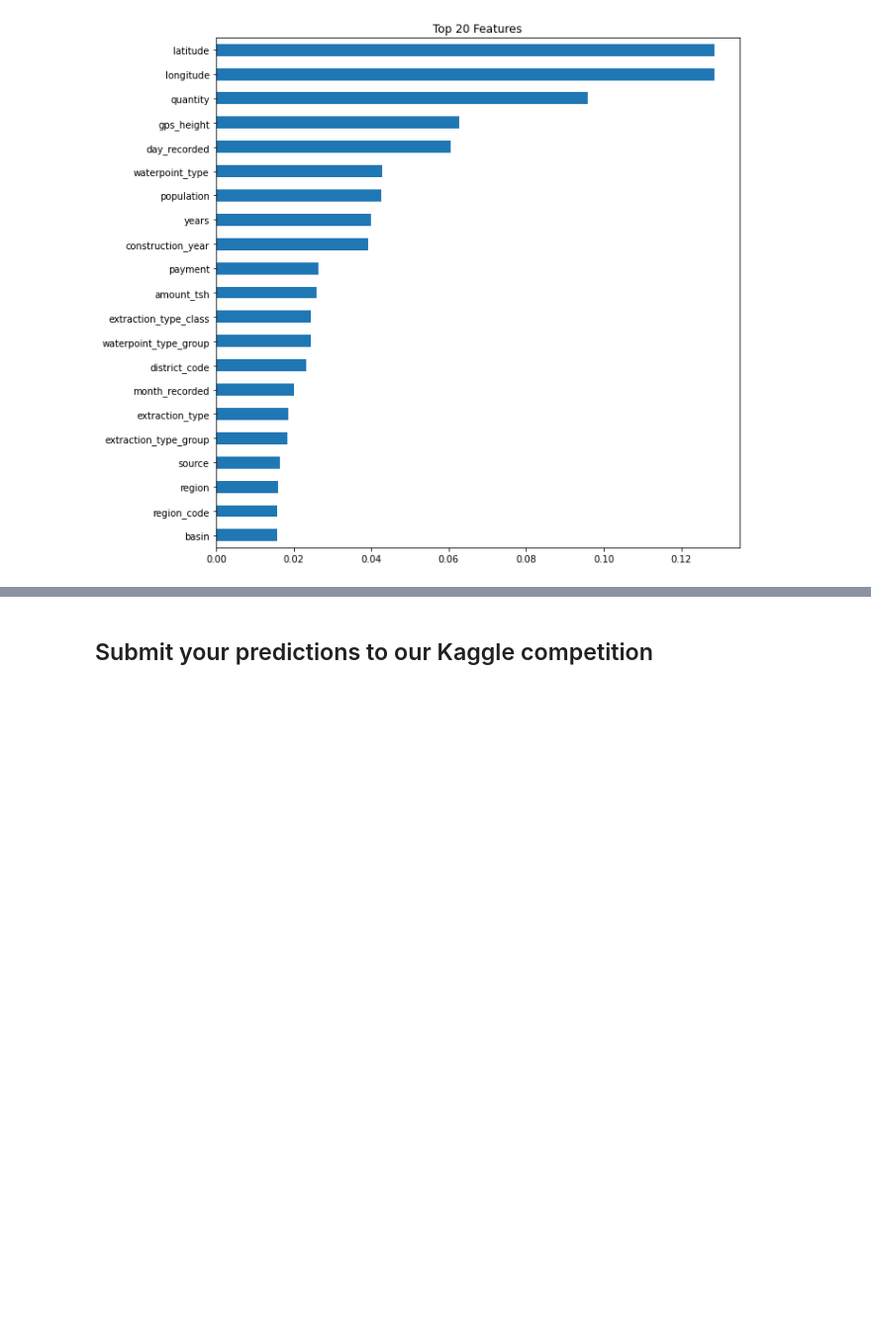
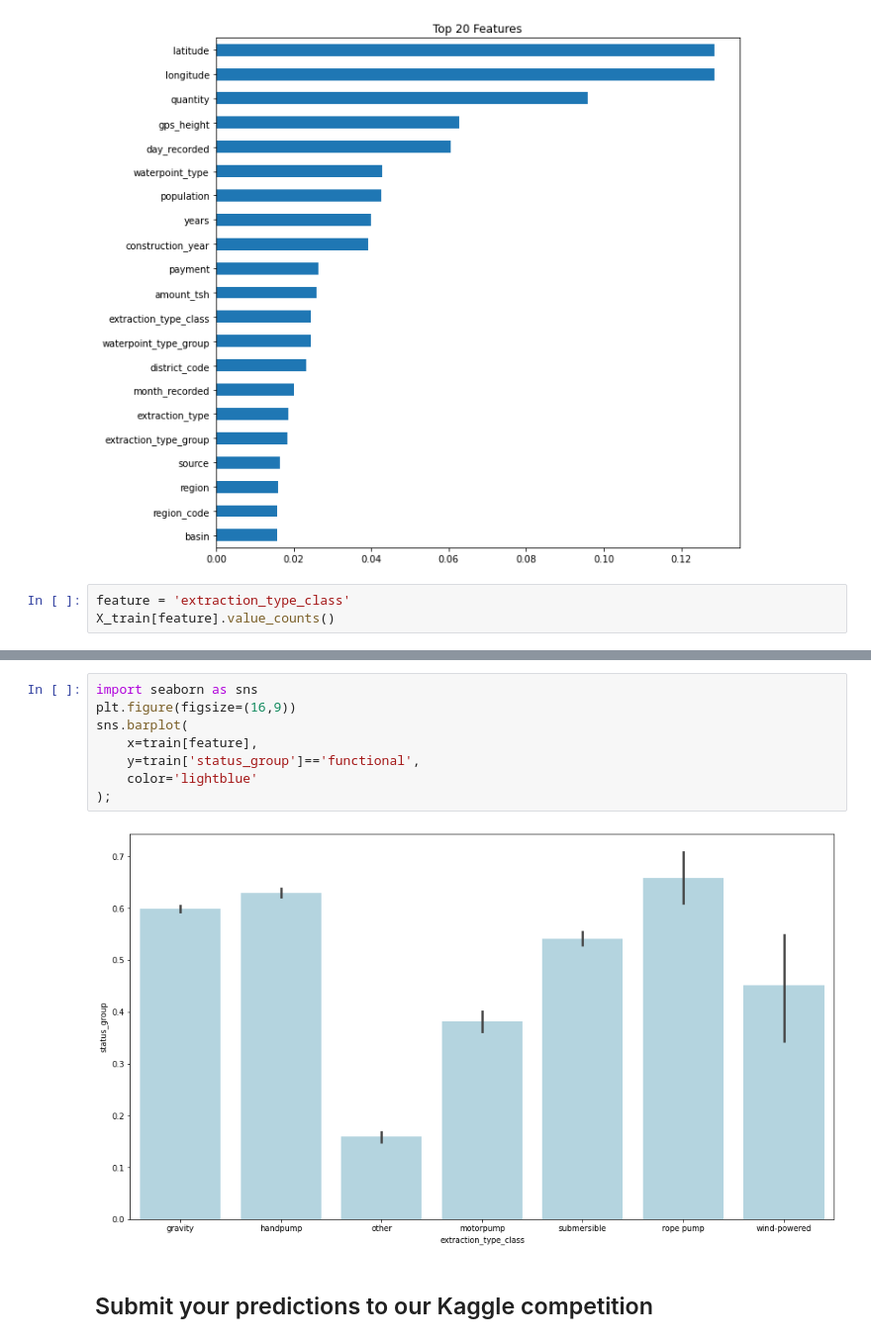
Before and after one commit to jproctor-rebecca/DS-Unit-2-Kaggle-Challenge, a Jupyter notebook: module2-random-forests/LS_DS_222_assignment_RJProctor.ipynb, the cells around one changed output, grey strips where cells are left out. Shown at 99% size. Saved outputs shown, nothing was run; the diff lists cells and outputs as text; blank space fills up the shorter version.

Commit message:
update visualizations

```diff
--- a/module2-random-forests/LS_DS_222_assignment_RJProctor.ipynb
+++ b/module2-random-forests/LS_DS_222_assignment_RJProctor.ipynb
@@ -300,3 +300,6 @@ plt.title(f'Top {n} Features')
 importances.sort_values()[~n:].plot.barh();
 # %% [output]
 [figure]
+# %%
+feature = 'extraction_type_class'
+X_train[feature].value_counts()
@@ -303,3 +315,13 @@ importances.sort_values()[~n:].plot.barh();
+# %%
+import seaborn as sns
+plt.figure(figsize=(16,9))
+sns.barplot(
+    x=train[feature],
+    y=train['status_group']=='functional',
+    color='lightblue'
+);
+# %% [output]
+[figure, added]
 # %% [markdown]
 ## Submit your predictions to our Kaggle competition
 # %%
```
Also changed, not shown: parts of 1 cell of this notebook.
